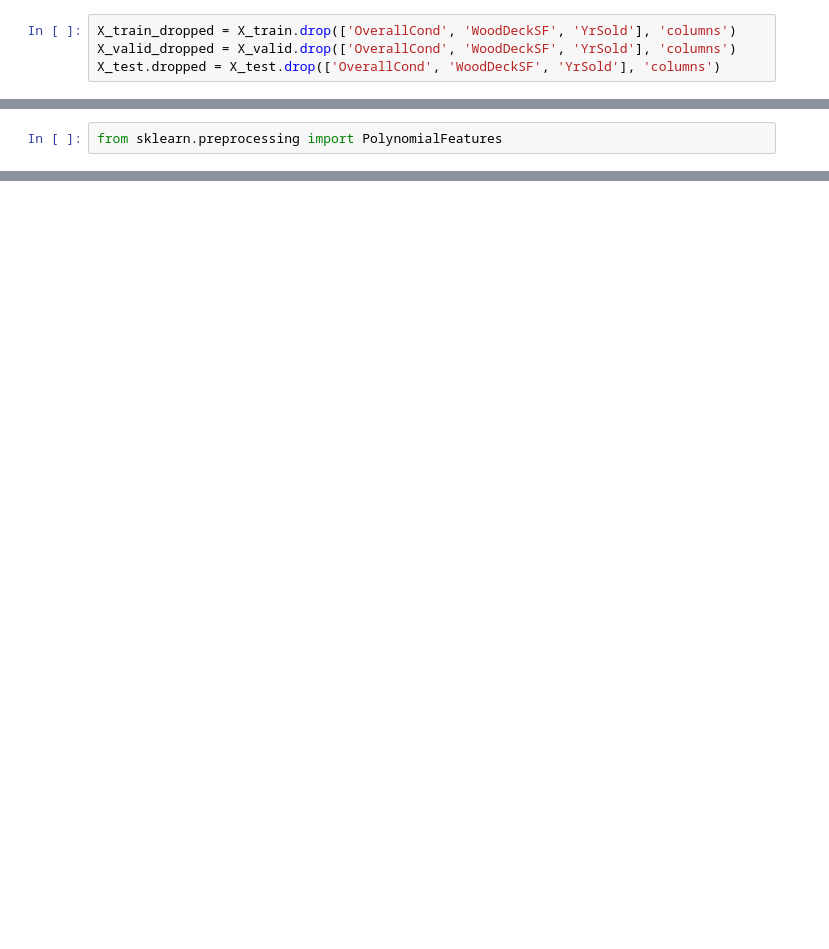
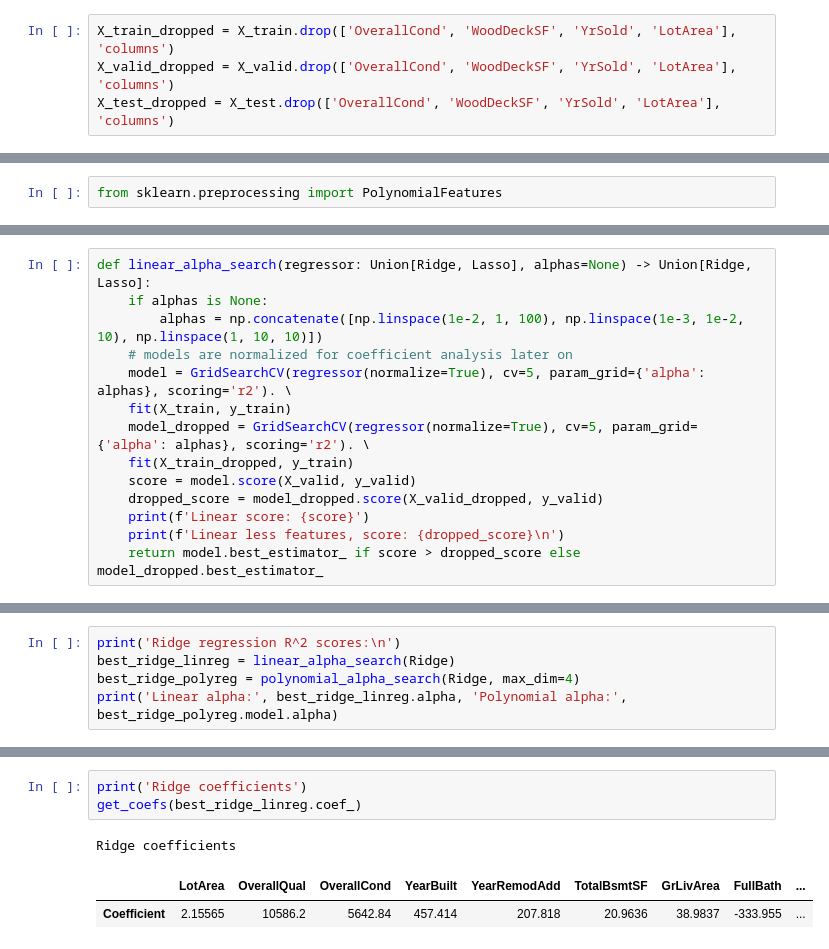
Before and after one commit to klasocki/mownit, a Jupyter notebook: Lab7-RidgeLasso.ipynb, the cells around one changed output, grey strips where cells are left out. Drawn from its saved outputs; the diff is of its cells as text; blank space fills up the shorter version.

```diff
--- a/Lab7-RidgeLasso.ipynb
+++ b/Lab7-RidgeLasso.ipynb
@@ -320,9 +320,9 @@ X_valid, X_test, y_valid, y_test = train_test_split(X_rest, y_rest, test_size =
 # %% [markdown]
 Tworzymy również dane pozbawione niektórych cech o niskiej korelacji z ceną, aby przetestować modele w wersji z i bez nich
 # %%
-X_train_dropped = X_train.drop(['OverallCond', 'WoodDeckSF', 'YrSold'], 'columns')
-X_valid_dropped = X_valid.drop(['OverallCond', 'WoodDeckSF', 'YrSold'], 'columns')
-X_test.dropped = X_test.drop(['OverallCond', 'WoodDeckSF', 'YrSold'], 'columns')
+X_train_dropped = X_train.drop(['OverallCond', 'WoodDeckSF', 'YrSold', 'LotArea'], 'columns')
+X_valid_dropped = X_valid.drop(['OverallCond', 'WoodDeckSF', 'YrSold', 'LotArea'], 'columns')
+X_test_dropped = X_test.drop(['OverallCond', 'WoodDeckSF', 'YrSold', 'LotArea'], 'columns')
 # %% [markdown]
 ## Przewidywanie cen domów
 # %% [markdown]
@@ -418,0 +438,14 @@ Dimension 3, less features, score: 0.7902268508366734
+# %%
+def linear_alpha_search(regressor: Union[Ridge, Lasso], alphas=None) -> Union[Ridge, Lasso]:
+    if alphas is None:
+        alphas = np.concatenate([np.linspace(1e-2, 1, 100), np.linspace(1e-3, 1e-2, 10), np.linspace(1, 10, 10)])
+    # models are normalized for coefficient analysis later on
+    model = GridSearchCV(regressor(normalize=True), cv=5, param_grid={'alpha': alphas}, scoring='r2'). \
+    fit(X_train, y_train)
+    model_dropped = GridSearchCV(regressor(normalize=True), cv=5, param_grid={'alpha': alphas}, scoring='r2'). \
+    fit(X_train_dropped, y_train)
+    score = model.score(X_valid, y_valid)
+    dropped_score = model_dropped.score(X_valid_dropped, y_valid)
+    print(f'Linear score: {score}')
+    print(f'Linear less features, score: {dropped_score}\n')
+    return model.best_estimator_ if score > dropped_score else model_dropped.best_estimator_
@@ -418,0 +483,5 @@ Dimension 3, less features, score: 0.7902268508366734
+# %%
+print('Ridge regression R^2 scores:\n')
+best_ridge_linreg = linear_alpha_search(Ridge)
+best_ridge_polyreg = polynomial_alpha_search(Ridge, max_dim=4)
+print('Linear alpha:', best_ridge_linreg.alpha, 'Polynomial alpha:', best_ridge_polyreg.model.alpha)
@@ -442,0 +542,7 @@ Dimension 3, less features, score: 0.8104215588090463
+# %%
+print('Ridge coefficients')
+get_coefs(best_ridge_linreg.coef_)
+# %% [output]
+Ridge coefficients
+|  | LotArea | OverallQual | OverallCond | YearBuilt | YearRemodAdd | TotalBsmtSF | GrLivArea | FullBath | ... |
+| Coefficient | 2.15565 | 10586.2 | 5642.84 | 457.414 | 207.818 | 20.9636 | 38.9837 | -333.955 | ... |
```
Also changed, not shown: parts of 52 cells of this notebook.
